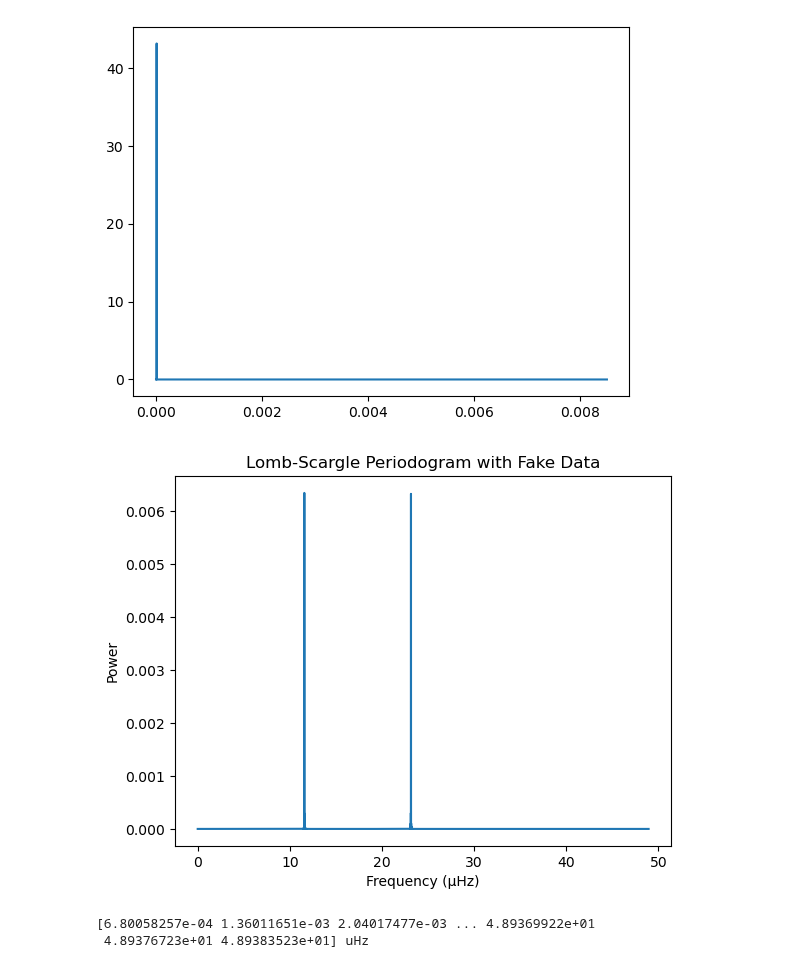
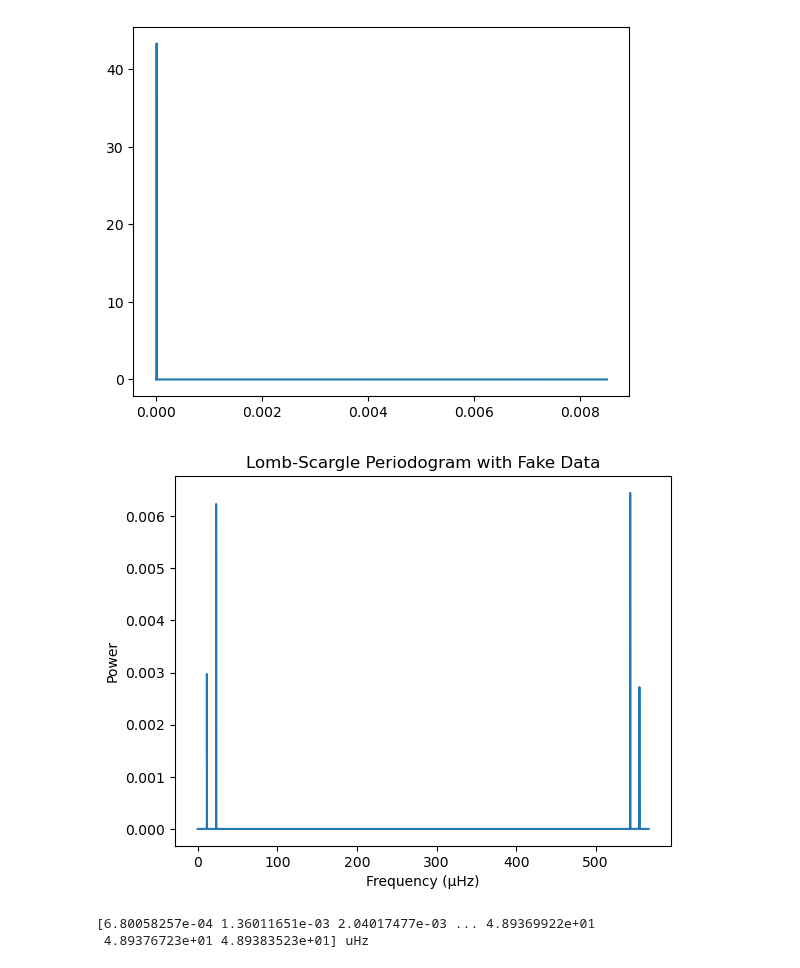
Before and after one commit to Hoggnation/cataloging_coherent_oscillators, a Jupyter notebook: threshold_function.ipynb, the cells around one changed output. Drawn from its saved outputs; the diff is of its cells as text; code cells hidden in the pictures.

```diff
--- a/threshold_function.ipynb
+++ b/threshold_function.ipynb
@@ -553,33 +553,33 @@ plt.plot(freq_fake2,power_fake2)
 # %%
 ##using LightKurve Periodogram function
 import astropy.units as u
 T_obs = 1 / delta_f
 time = np.arange(0, T_obs, sampling_rate_days.value)
 flux =  1+ 0.01 * np.cos(2 * np.pi * time) + 0.01* np.cos(4 * np.pi * time) + 0.001 * np.random.normal(size=time.shape)
 
 lc_fake = lk.LightCurve(time=time, flux=flux) #light curve will automatically assume
 #time is in days
 
-frequency_grid_fake = np.arange(delta_f, f_max.value, delta_f)
+frequency_grid_fake = np.arange(delta_f, f_max.value, delta_f) * (1/u.day)
 
 pg_fake = lc_fake.to_periodogram(
     #method='lombscargle',
     normalization='psd',
     frequency=frequency_grid_fake
 )
 
 
 fakefreq = np.array(pg_fake.frequency.value)
 fakepow = np.array(pg_fake.power.value)
 
 plt.close('all')
 plt.plot(fakefreq, fakepow)
 plt.xlabel("Frequency (µHz)")
 plt.ylabel("Power")
 plt.title("Lomb-Scargle Periodogram with Fake Data")
 plt.show()
 # %% [output]
-[figure, old version]
+[figure, new version]
 # %%
 pg_fake.plot()
 print(pg_fake.frequency)
```
Also changed, not shown: parts of 14 cells of this notebook.
